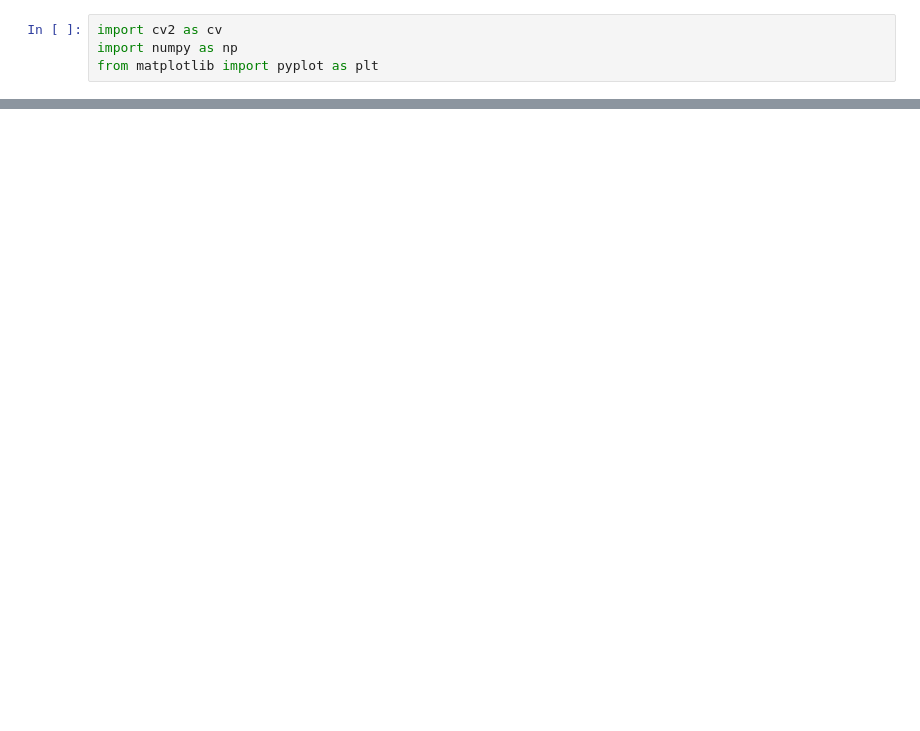
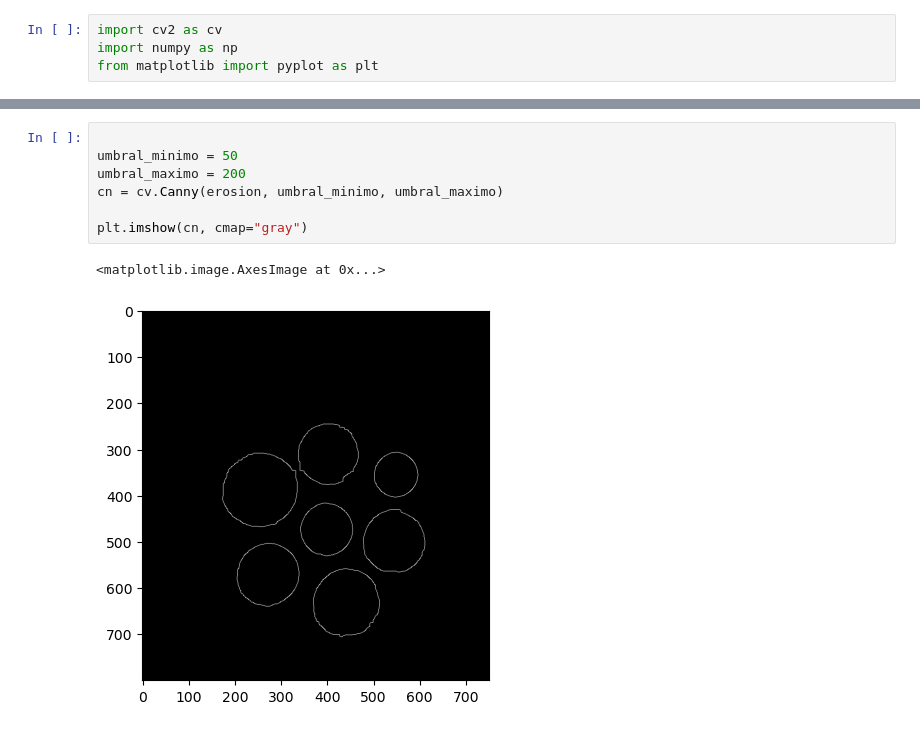
Before and after one commit to daferre01/BIGDATA-IA, a Jupyter notebook: IA/PROGRAMACION_DE_IA/Espacios_de_Color/mascara_monedas.ipynb, the cells around one changed output, grey strips where cells are left out. Drawn from its saved outputs; the diff is of its cells as text; blank space fills up the shorter version.

```diff
--- a/IA/PROGRAMACION_DE_IA/Espacios_de_Color/mascara_monedas.ipynb
+++ b/IA/PROGRAMACION_DE_IA/Espacios_de_Color/mascara_monedas.ipynb
@@ -35,0 +38,10 @@ Text(0.5, 1.0, 'Limpio')
+# %%
+
+umbral_minimo = 50
+umbral_maximo = 200
+cn = cv.Canny(erosion, umbral_minimo, umbral_maximo)
+
+plt.imshow(cn, cmap="gray")
+# %% [output]
+<matplotlib.image.AxesImage at 0x...>
+[figure, added]
```
Also changed, not shown: parts of 3 cells of this notebook, 1 other file.
